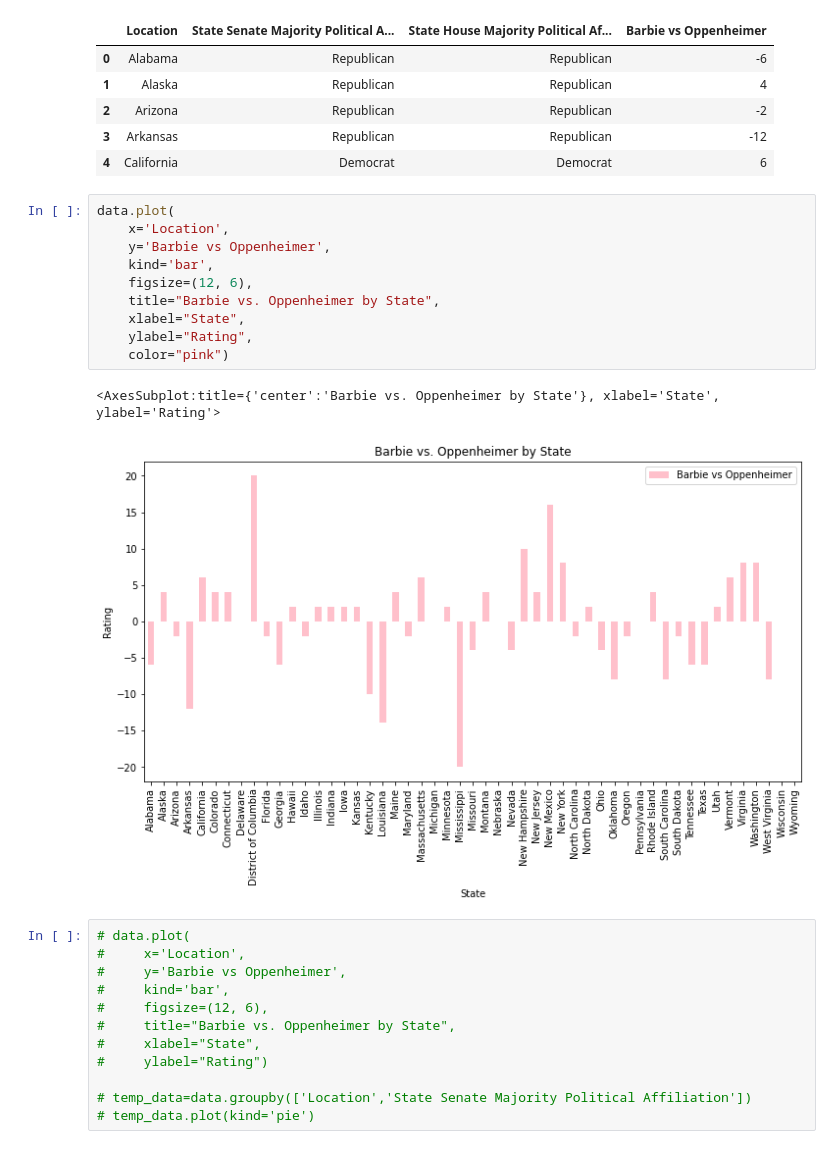
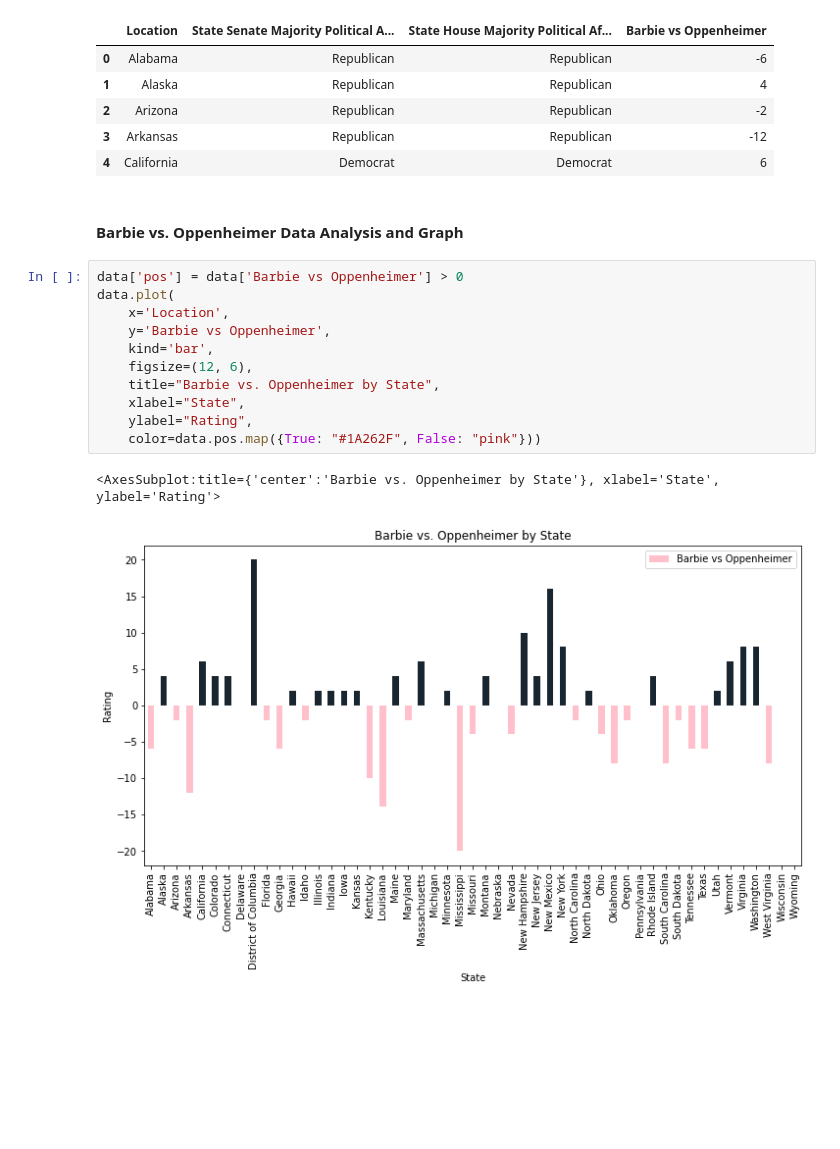
Before and after one commit to Arisyia/WiCS-Hacks-24, a Jupyter notebook: wics_hacks_24.ipynb, the cells around one changed output. Drawn from its saved outputs; the diff is of its cells as text; blank space fills up the shorter version.

Commit message:
More images

```diff
--- a/wics_hacks_24.ipynb
+++ b/wics_hacks_24.ipynb
@@ -13,28 +13,19 @@ data.head()
 | 2 | Arizona | Republican | Republican | -2 |
 | 3 | Arkansas | Republican | Republican | -12 |
 | 4 | California | Democrat | Democrat | 6 |
+# %% [markdown]
+#### Barbie vs. Oppenheimer Data Analysis and Graph
 # %%
+data['pos'] = data['Barbie vs Oppenheimer'] > 0
 data.plot(
     x='Location',
     y='Barbie vs Oppenheimer',
     kind='bar',
     figsize=(12, 6),
     title="Barbie vs. Oppenheimer by State",
     xlabel="State",
     ylabel="Rating",
-    color="pink")
+    color=data.pos.map({True: "#1A262F", False: "pink"}))
 # %% [output]
 <AxesSubplot:title={'center':'Barbie vs. Oppenheimer by State'}, xlabel='State', ylabel='Rating'>
-[figure, old version]
+[figure, new version]
-# %%
-# data.plot(
-#     x='Location',
-#     y='Barbie vs Oppenheimer',
-#     kind='bar',
-#     figsize=(12, 6),
-#     title="Barbie vs. Oppenheimer by State",
-#     xlabel="State",
-#     ylabel="Rating")
-
-# temp_data=data.groupby(['Location','State Senate Majority Political Affiliation'])
-# temp_data.plot(kind='pie')
```
Also changed, not shown: parts of 4 cells of this notebook, 3 other files.
